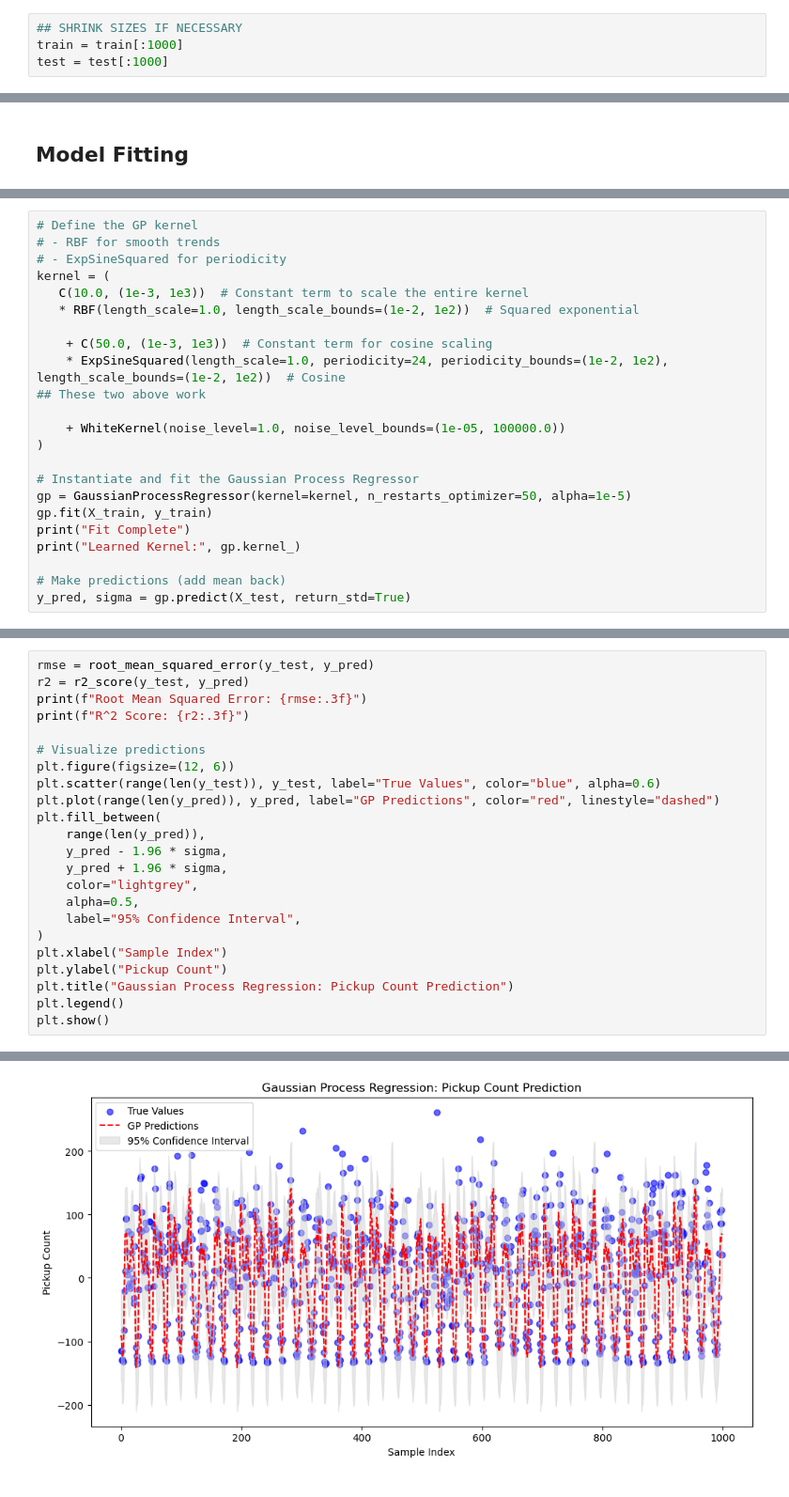
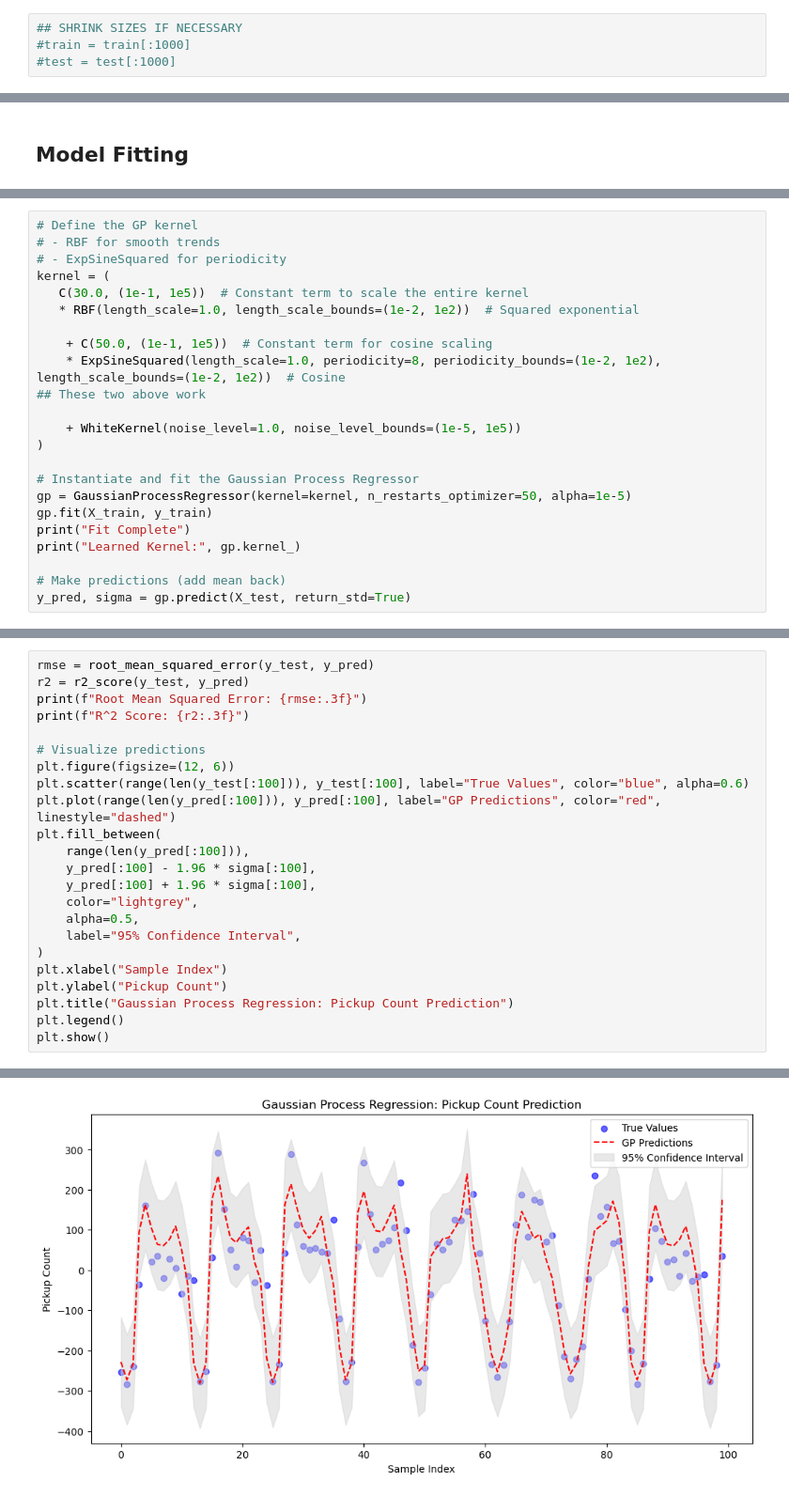
Before and after one commit to HarisNaveed17/predicting_taxi_fares, a Jupyter notebook: test_model.ipynb, the cells around one changed output, grey strips where cells are left out. Shown at 94% size. Cells and saved outputs as stored; diff of their text form.

```diff
--- a/test_model.ipynb
+++ b/test_model.ipynb
@@ -106,7 +106,7 @@ memory usage: 264.8+ KB
 # %%
 ## SHRINK SIZES IF NECESSARY
-train = train[:1000]
-test = test[:1000]
+#train = train[:1000]
+#test = test[:1000]
 # %% [markdown]
 ## EDA
 # %%
@@ -238,14 +217,14 @@ X_train.shape, y_train.shape, X_test.shape, y_test.shape
 # - RBF for smooth trends
 # - ExpSineSquared for periodicity
 kernel = (
-   C(10.0, (1e-3, 1e3))  # Constant term to scale the entire kernel
+   C(30.0, (1e-1, 1e5))  # Constant term to scale the entire kernel
    * RBF(length_scale=1.0, length_scale_bounds=(1e-2, 1e2))  # Squared exponential
 
-    + C(50.0, (1e-3, 1e3))  # Constant term for cosine scaling
-    * ExpSineSquared(length_scale=1.0, periodicity=24, periodicity_bounds=(1e-2, 1e2), length_scale_bounds=(1e-2, 1e2))  # Cosine
+    + C(50.0, (1e-1, 1e5))  # Constant term for cosine scaling
+    * ExpSineSquared(length_scale=1.0, periodicity=8, periodicity_bounds=(1e-2, 1e2), length_scale_bounds=(1e-2, 1e2))  # Cosine
 ## These two above work
 
-    + WhiteKernel(noise_level=1.0, noise_level_bounds=(1e-05, 100000.0))
+    + WhiteKernel(noise_level=1.0, noise_level_bounds=(1e-5, 1e5))
 )
 
 # Instantiate and fit the Gaussian Process Regressor
@@ -267,12 +245,12 @@ print(f"R^2 Score: {r2:.3f}")
 
 # Visualize predictions
 plt.figure(figsize=(12, 6))
-plt.scatter(range(len(y_test)), y_test, label="True Values", color="blue", alpha=0.6)
-plt.plot(range(len(y_pred)), y_pred, label="GP Predictions", color="red", linestyle="dashed")
+plt.scatter(range(len(y_test[:100])), y_test[:100], label="True Values", color="blue", alpha=0.6)
+plt.plot(range(len(y_pred[:100])), y_pred[:100], label="GP Predictions", color="red", linestyle="dashed")
 plt.fill_between(
-    range(len(y_pred)),
-    y_pred - 1.96 * sigma,
-    y_pred + 1.96 * sigma,
+    range(len(y_pred[:100])),
+    y_pred[:100] - 1.96 * sigma[:100],
+    y_pred[:100] + 1.96 * sigma[:100],
     color="lightgrey",
     alpha=0.5,
     label="95% Confidence Interval",
@@ -288 +266 @@ R^2 Score: 0.715
-[figure, old version]
+[figure, new version]
```
Also changed, not shown: parts of 24 cells of this notebook, 1 other file.
